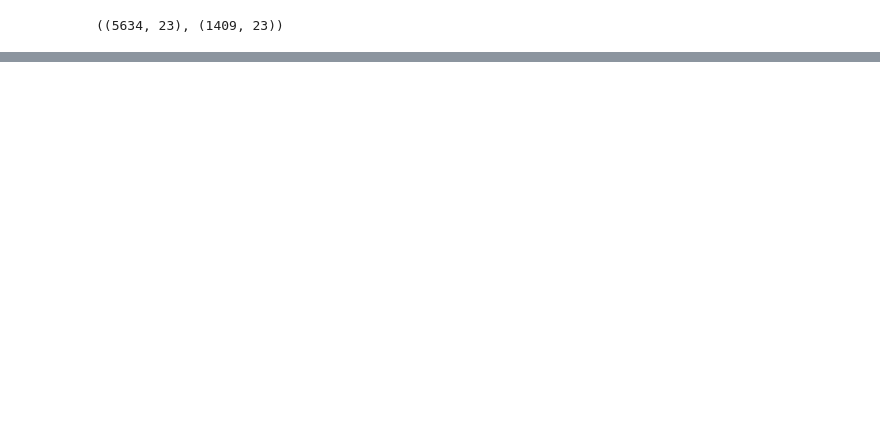
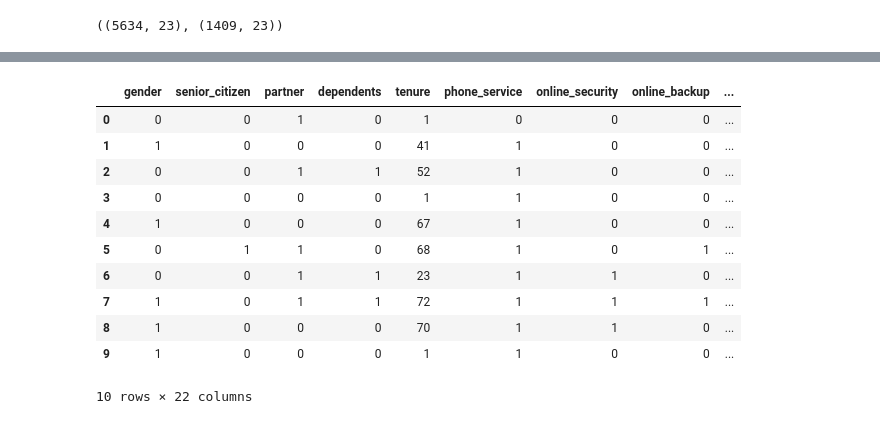
Before and after one commit to shafayetShafee/telco-customer-churn-mlops, a Jupyter notebook: notebooks/data-preproc.ipynb, the cells around one changed output, grey strips where cells are left out. Cells and saved outputs as stored; diff of their text form; code cells hidden in the pictures; blank space fills up the shorter version.

```diff
--- a/notebooks/data-preproc.ipynb
+++ b/notebooks/data-preproc.ipynb
@@ -393,3 +409,9 @@ X_train.shape, X_test.shape
 # %% [output]
 [interactive output not drawn]
 ((5634, 23), (1409, 23))
+# %%
+from telco_customer_churn_mlops.pipelines.etl_app.nodes import extract_preprocess_features_data
+
+# load your data
+pdf = catalog.load('telco_future')
+features = catalog.load('params:features')
@@ -395,0 +421,5 @@ X_train.shape, X_test.shape
+# %%
+result = extract_preprocess_features_data(pdf, features)
+# %%
+result
+# %% [output]
@@ -395,0 +427,12 @@ X_train.shape, X_test.shape
+|  | gender | senior_citizen | partner | dependents | tenure | phone_service | online_security | online_backup | ... |
+| 0 | 0 | 0 | 1 | 0 | 1 | 0 | 0 | 0 | ... |
+| 1 | 1 | 0 | 0 | 0 | 41 | 1 | 0 | 0 | ... |
+| 2 | 0 | 0 | 1 | 1 | 52 | 1 | 0 | 0 | ... |
+| 3 | 0 | 0 | 0 | 0 | 1 | 1 | 0 | 0 | ... |
+| 4 | 1 | 0 | 0 | 0 | 67 | 1 | 0 | 0 | ... |
+| 5 | 0 | 1 | 1 | 0 | 68 | 1 | 0 | 1 | ... |
+| 6 | 0 | 0 | 1 | 1 | 23 | 1 | 1 | 0 | ... |
+| 7 | 1 | 0 | 1 | 1 | 72 | 1 | 1 | 1 | ... |
+| 8 | 1 | 0 | 0 | 0 | 70 | 1 | 1 | 0 | ... |
+| 9 | 1 | 0 | 0 | 0 | 1 | 1 | 0 | 0 | ... |
+10 rows × 22 columns
```
Also changed, not shown: parts of 7 cells of this notebook, 7 other files.
